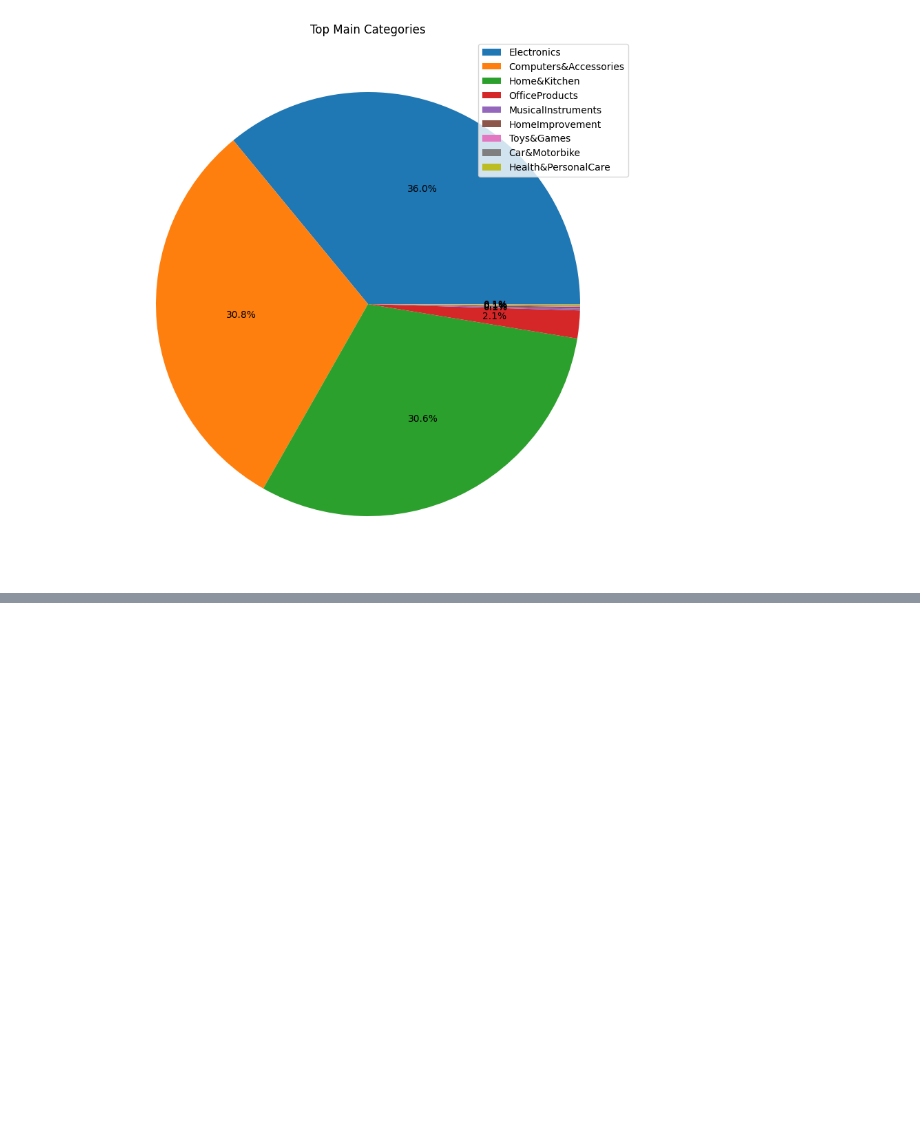
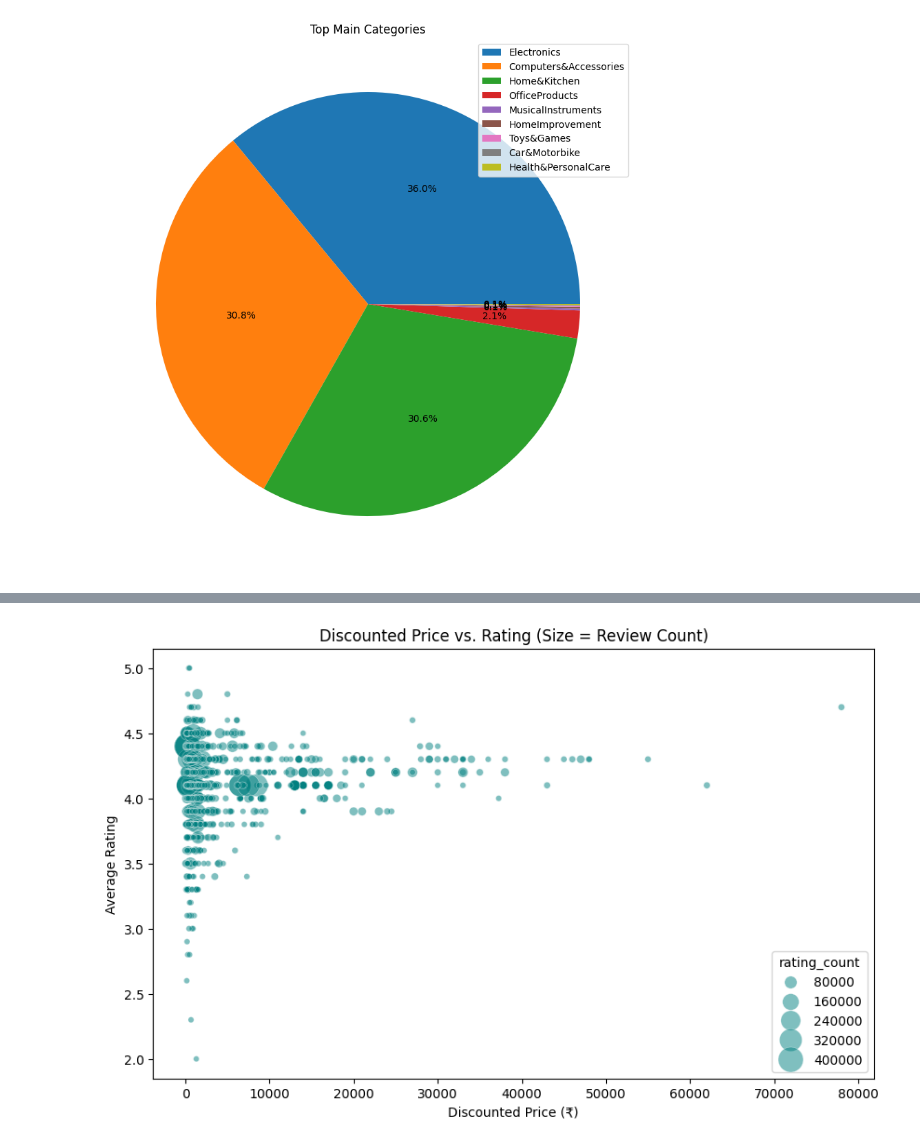
Before and after one commit to JayDungrani/EDA, a Jupyter notebook: eda.ipynb, the cells around one changed output, grey strips where cells are left out. Saved outputs shown, nothing was run; the diff lists cells and outputs as text; code cells hidden in the pictures; blank space fills up the shorter version.

```diff
--- a/eda.ipynb
+++ b/eda.ipynb
@@ -95,0 +126,17 @@ plt.show()
+# %%
+plt.figure(figsize=(10, 6))
+sns.scatterplot(
+    data=df,
+    x='discounted_price',
+    y='rating',
+    size='rating_count',
+    sizes=(20, 400),
+    alpha=0.5,
+    color='teal'
+)
+plt.title('Discounted Price vs. Rating (Size = Review Count)')
+plt.xlabel('Discounted Price (₹)')
+plt.ylabel('Average Rating')
+plt.show()
+# %% [output]
+[figure, added]
```
Also changed, not shown: parts of 6 cells of this notebook, 1 other file.
